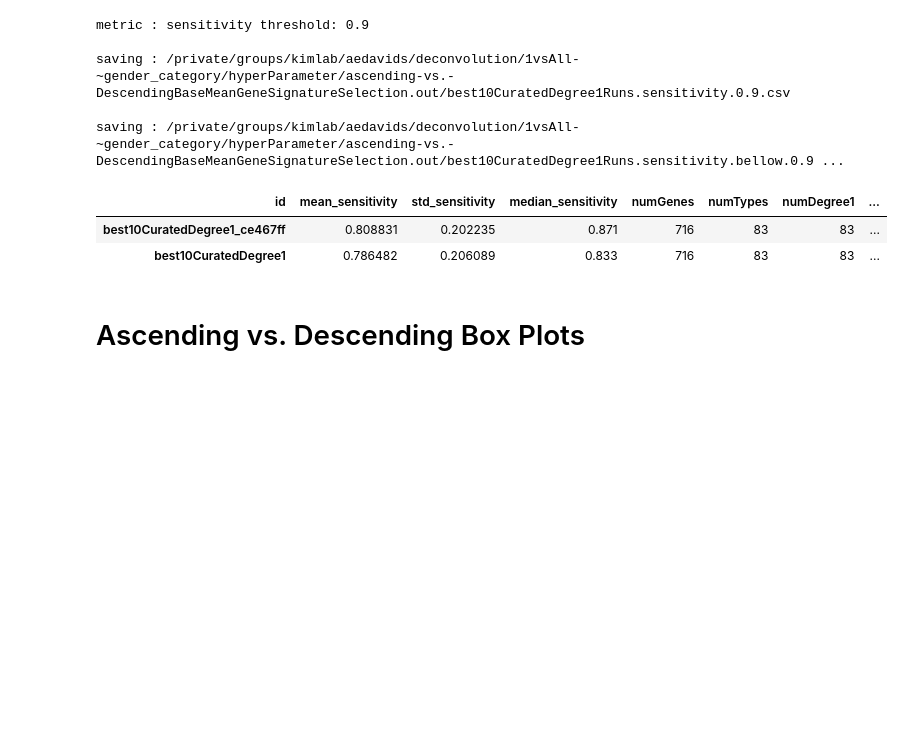
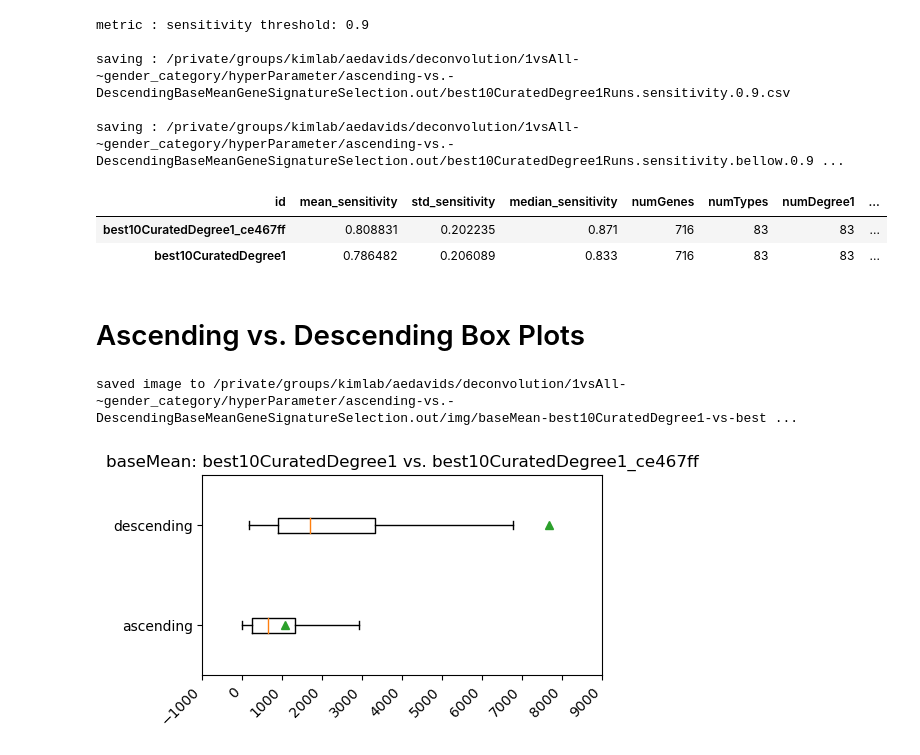
Before and after one commit to aedavids/extraCellularRNA, a Jupyter notebook: deconvolutionAnalysis/jupyterNotebooks/hyperParameterTunning/ascending-vs.-DescendingBaseMeanGeneSignatureSelection.ipynb, the cells around one changed output. Saved outputs shown, nothing was run; the diff lists cells and outputs as text; code cells hidden in the pictures; blank space fills up the shorter version.

Commit message:
added box plot. historgram is not useful as is. get rid of out liers

```diff
--- a/deconvolutionAnalysis/jupyterNotebooks/hyperParameterTunning/ascending-vs.-DescendingBaseMeanGeneSignatureSelection.ipynb
+++ b/deconvolutionAnalysis/jupyterNotebooks/hyperParameterTunning/ascending-vs.-DescendingBaseMeanGeneSignatureSelection.ipynb
@@ -262,13 +264,25 @@ def loadBaseMeans(
     return retList
 # %%
 ascendingRunName = "best10CuratedDegree1_ce467ff"
+
 # There should not be any duplicates.
 # use set to make sure we get unique values.
-asendingBaseMeans = set( loadBaseMeans( evalBest10CuratedDegree1SensitivityDF, ascendingRunName, "sensitivity" ) )
+asendingBaseMeans = list( set(
+                            loadBaseMeans( evalBest10CuratedDegree1SensitivityDF, ascendingRunName, "sensitivity" )
+                             )
+                        )
+
 assert len(asendingBaseMeans) == 716 , f"ERROR len(asendingBaseMeans) = {len(asendingBaseMeans)}"
 # %%
 descendingRunName = "best10CuratedDegree1"
+
 # There should not be any duplicates.
 # use set to make sure we get unique values.
-desendingBaseMeans = set( loadBaseMeans( evalBest10CuratedDegree1SensitivityDF, descendingRunName, "sensitivity", ascendingDecendingHack=True ) )
+desendingBaseMeans = list(
+                            set( loadBaseMeans( evalBest10CuratedDegree1SensitivityDF,
+                                        descendingRunName,
+                                        "sensitivity", ascendingDecendingHack=True )
+                               )
+                            )
+
 assert len(desendingBaseMeans) == 716 , f"ERROR len(desendingBaseMeans) = {len(desendingBaseMeans)}"
@@ -274,0 +337,30 @@ assert len(desendingBaseMeans) == 716 , f"ERROR len(desendingBaseMeans) = {len(d
+# %%
+def createBoxPlot(df):
+    pageWidthInInches = 4
+    pageHeightInInches = 2
+    boxPlotFig =  plt.figure( figsize=( pageWidthInInches, pageHeightInInches ) )
+    mplu = MatPlotLibUtilities()
+    boxPlotPanel = mplu.createPanelSameSizeAsFig(boxPlotFig)
+
+    title = f'baseMean: {descendingRunName} vs. {ascendingRunName}'
+    # recorderLabels = [ 'GTEX-1117F-0526-SM-5EGHJ', 'GTEX-1117F-0226-SM-5GZZ7', 'GTEX-1117F-0726-SM-5GIEN']
+    # reoderTestValues = testValues.loc[:, recorderLabels]
+    # testFig, testPanels, testBoxPlotDict = klBoxPlot(reoderTestValues, recorderLabels, testTitle, showfliers=True)
+
+    #print(baseMeansDF.shape)
+    # display(baseMeansDF.head())
+
+    labels = baseMeansDF.columns
+    testBoxPlotDict = klBoxPlot(baseMeansDF, labels, title, boxPlotPanel, showfliers=False, vert=False)
+
+    imgFilePath = f'{imgOut}/{urlify(title)}.png'
+    boxPlotFig.savefig(imgFilePath, dpi=300, bbox_inches='tight', facecolor="white", transparent=True)
+    print(f'saved image to {imgFilePath}')
+
+baseMeansDF = pd.DataFrame( {'ascending' : asendingBaseMeans,
+                            'descending' : desendingBaseMeans, })
+
+createBoxPlot(baseMeansDF)
+# %% [output]
+saved image to /private/groups/kimlab/aedavids/deconvolution/1vsAll-~gender_category/hyperParameter/ascending-vs.-DescendingBaseMeanGeneSignatureSelection.out/img/baseMean-best10CuratedDegree1-vs-best ...
+[figure, added]
```
Also changed, not shown: parts of 4 cells of this notebook, 1 other file.
